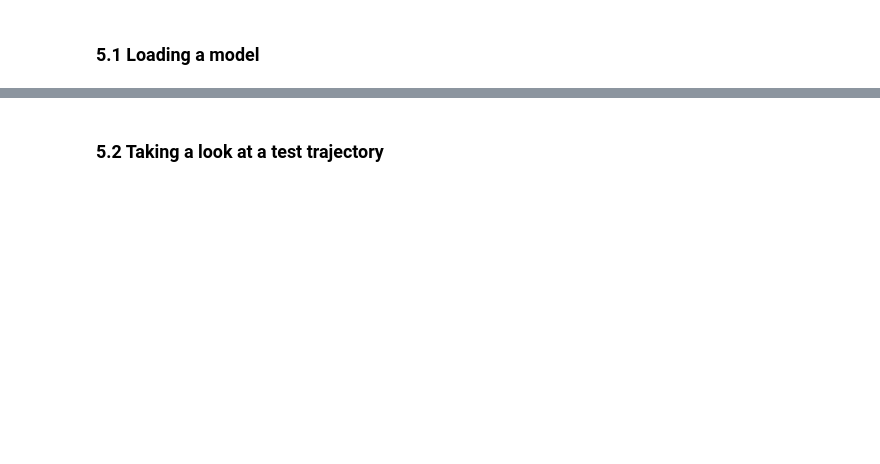
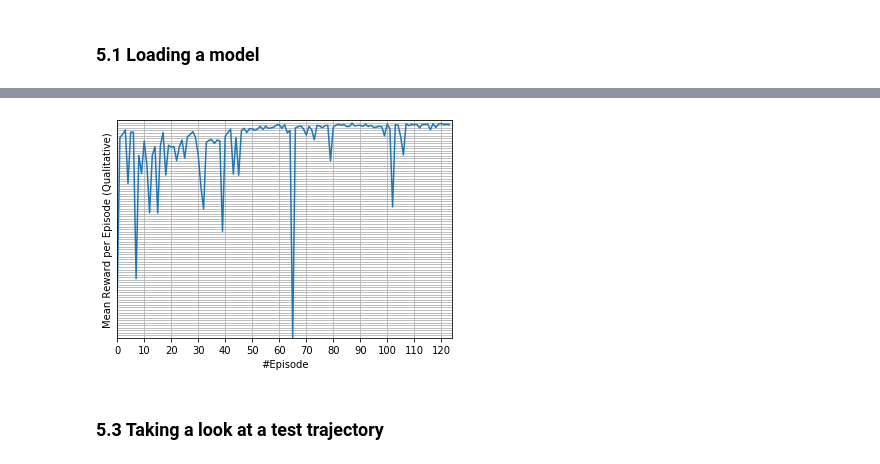
Before and after one commit to upb-lea/gym-electric-motor, a Jupyter notebook: examples/rl_frameworks/stable_baselines3_example.ipynb, the cells around one changed output, grey strips where cells are left out. Drawn from its saved outputs; the diff is of its cells as text; code cells hidden in the pictures; blank space fills up the shorter version.

```diff
--- a/examples/rl_frameworks/stable_baselines3_example.ipynb
+++ b/examples/rl_frameworks/stable_baselines3_example.ipynb
@@ -146,3 +173,18 @@ model = DQN.load(Path(__file__).parent / "saved_agents" / "TutorialPreTrainedAge
+# %%
+#rewards = np.load(Path.cwd() / "saved_agents" / "EpisodeRewards.npy")[1:] # your training rewards
+rewards = np.load(Path.cwd() / "saved_agents" / "PreTrainedEpisodeRewards.npy")[1:] # pre-trained training rewards
+plt.grid(True)
+plt.xlim(0,len(rewards))
+plt.ylim(min(rewards), 0)
+plt.yticks(np.arange(min(rewards), 1, 1.0))
+plt.tick_params(axis = 'y', left = False, labelleft = False)
+plt.xticks(np.arange(0, len(rewards), 10))
+plt.xlabel('#Episode')
+plt.ylabel('Mean Reward per Episode (Qualitative)')
+plt.plot(rewards)
+plt.show()
+# %% [output]
+[figure, added]
 # %% [markdown]
-### 5.2 Taking a look at a test trajectory
+### 5.3 Taking a look at a test trajectory
 # %% [markdown]
```
Also changed, not shown: parts of 24 cells of this notebook, 2 other files.
